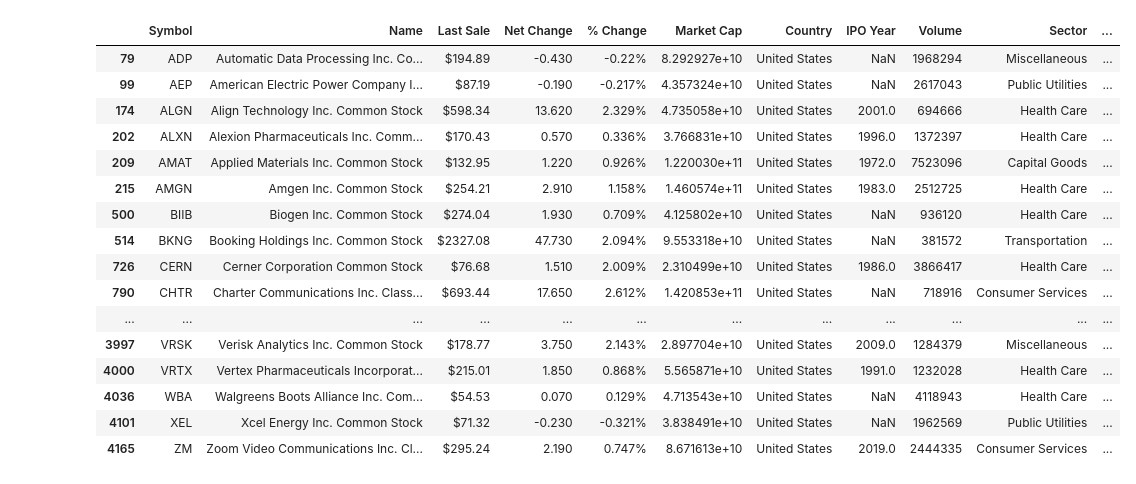
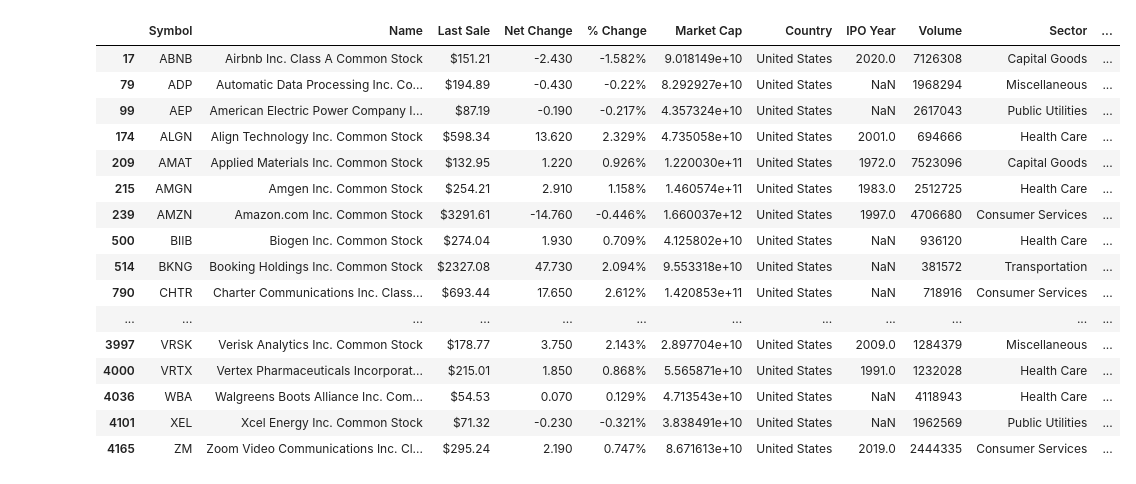
Before and after one commit to DirkFritz/finance_data_analysis, a Jupyter notebook: index_analysis/ndx100_marketcap_analyzer.ipynb, the cells around one changed output. Cells and saved outputs as stored; diff of their text form; code cells hidden in the pictures.

```diff
--- a/index_analysis/ndx100_marketcap_analyzer.ipynb
+++ b/index_analysis/ndx100_marketcap_analyzer.ipynb
@@ -92,25 +23,25 @@ ndx_prices_df
 # %%
 nasdaq_df = nasdaq_df.reset_index()
 # %%
-fangplus_symbols =['AMZN','FB','AAPL','GOOG','GOOGL','MSFT']
+fangplus_symbols =['AAPL','GOOG','GOOGL','MSFT','NVDA','TSLA']
 
 ndx100 = nasdaq_df.loc[nasdaq_df['Symbol'].isin(nasdaq100_df['Ticker'].tolist()) ]
 ndx100_no_faang = ndx100.loc[~ndx100['Symbol'].isin(fangplus_symbols) ]
 ndx100_no_faang_tech = ndx100_no_faang.loc[ndx100_no_faang['Sector'] =='Technology']
 ndx100_no_faang_no_tech = ndx100_no_faang.loc[ndx100_no_faang['Sector'] !='Technology']
 
 ndx100_no_faang_no_tech
 # %% [output]
 |  | Symbol | Name | Last Sale | Net Change | % Change | Market Cap | Country | IPO Year | Volume | Sector | ... |
+| 17 | ABNB | Airbnb Inc. Class A Common Stock | $151.21 | -2.430 | -1.582% | 9.018149e+10 | United States | 2020.0 | 7126308 | Capital Goods | ... |
 | 79 | ADP | Automatic Data Processing Inc. Co... | $194.89 | -0.430 | -0.22% | 8.292927e+10 | United States | NaN | 1968294 | Miscellaneous | ... |
 | 99 | AEP | American Electric Power Company I... | $87.19 | -0.190 | -0.217% | 4.357324e+10 | United States | NaN | 2617043 | Public Utilities | ... |
 | 174 | ALGN | Align Technology Inc. Common Stock | $598.34 | 13.620 | 2.329% | 4.735058e+10 | United States | 2001.0 | 694666 | Health Care | ... |
-| 202 | ALXN | Alexion Pharmaceuticals Inc. Comm... | $170.43 | 0.570 | 0.336% | 3.766831e+10 | United States | 1996.0 | 1372397 | Health Care | ... |
 | 209 | AMAT | Applied Materials Inc. Common Stock | $132.95 | 1.220 | 0.926% | 1.220030e+11 | United States | 1972.0 | 7523096 | Capital Goods | ... |
 | 215 | AMGN | Amgen Inc. Common Stock | $254.21 | 2.910 | 1.158% | 1.460574e+11 | United States | 1983.0 | 2512725 | Health Care | ... |
+| 239 | AMZN | Amazon.com Inc. Common Stock | $3291.61 | -14.760 | -0.446% | 1.660037e+12 | United States | 1997.0 | 4706680 | Consumer Services | ... |
 | 500 | BIIB | Biogen Inc. Common Stock | $274.04 | 1.930 | 0.709% | 4.125802e+10 | United States | NaN | 936120 | Health Care | ... |
 | 514 | BKNG | Booking Holdings Inc. Common Stock | $2327.08 | 47.730 | 2.094% | 9.553318e+10 | United States | NaN | 381572 | Transportation | ... |
-| 726 | CERN | Cerner Corporation Common Stock | $76.68 | 1.510 | 2.009% | 2.310499e+10 | United States | 1986.0 | 3866417 | Health Care | ... |
 | 790 | CHTR | Charter Communications Inc. Class... | $693.44 | 17.650 | 2.612% | 1.420853e+11 | United States | NaN | 718916 | Consumer Services | ... |
 | ... | ... | ... | ... | ... | ... | ... | ... | ... | ... | ... | ... |
 | 3997 | VRSK | Verisk Analytics Inc. Common Stock | $178.77 | 3.750 | 2.143% | 2.897704e+10 | United States | 2009.0 | 1284379 | Miscellaneous | ... |
```
Also changed, not shown: parts of 16 cells of this notebook.
